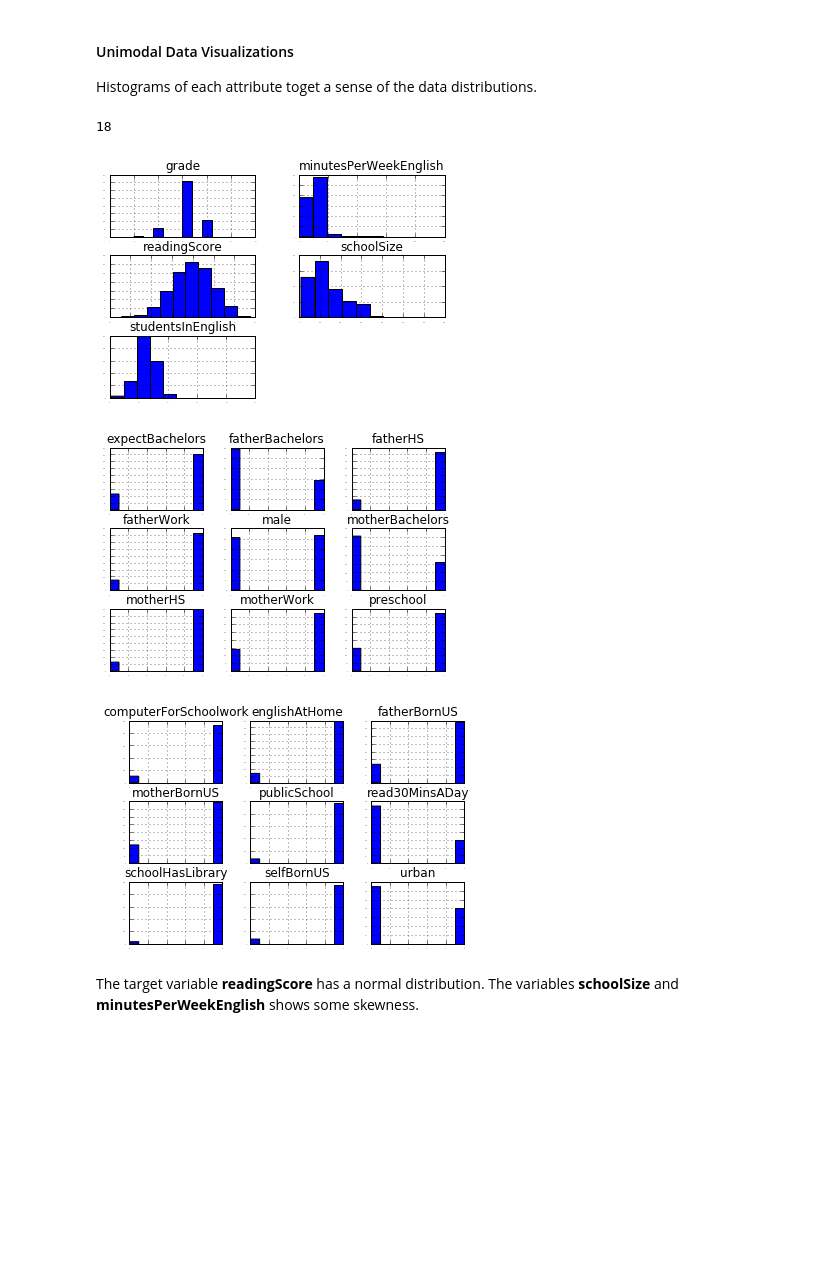
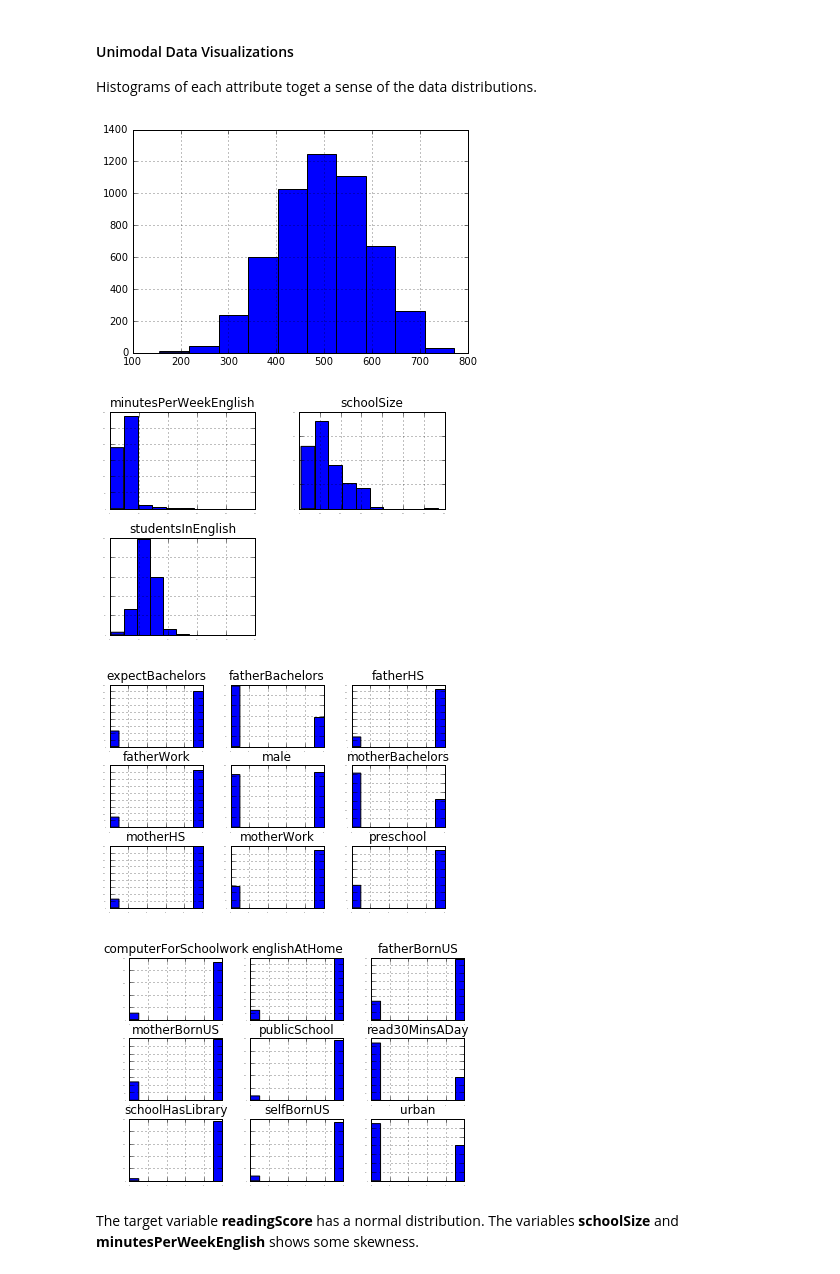
Before and after one commit to shintotm/TestScorePrediction, a Jupyter notebook: PISA Reading Test Score Prediction.ipynb, the cells around one changed output. Drawn from its saved outputs; the diff is of its cells as text; code cells hidden in the pictures; blank space fills up the shorter version.

```diff
--- a/PISA Reading Test Score Prediction.ipynb
+++ b/PISA Reading Test Score Prediction.ipynb
@@ -120,7 +125,7 @@ print('Shape of test set: ', pisaTest.shape)
 # %% [markdown]
 #### Preview of dataset
 # %%
-allData = pd.concat([pisaTrain, pisaTest])
+allData = pd.concat([pisaTrain, pisaTest],  ignore_index=True)
 print(allData.shape)
 allData.head()
 # %% [output]
@@ -134,5 +139,13 @@ allData.head()
 5 rows × 24 columns
 # %% [markdown]
 It look like  there are some missing values. The missing values are shown in the above table as NaN. We will deal with missing values in preprocessing stage.
+# %%
+# Continuous Features
+contFeatures = ['minutesPerWeekEnglish','studentsInEnglish','schoolSize']
+binaryFeatures = ['male',  'preschool', 'expectBachelors',
+       'motherHS', 'motherBachelors', 'motherWork', 'fatherHS',
+       'fatherBachelors', 'fatherWork', 'selfBornUS', 'motherBornUS',
+       'fatherBornUS', 'englishAtHome', 'computerForSchoolwork',
+       'read30MinsADay','schoolHasLibrary', 'publicSchool', 'urban' ]
 # %% [markdown]
 #### Distribution of continous variables
@@ -192,28 +206,19 @@ import matplotlib.pyplot as plt
 # %% [markdown]
 #### Unimodal Data Visualizations
 Histograms of each attribute toget a sense of the data distributions.
-# %%
-# Continuous Features
-contFeatures = ['grade', 'minutesPerWeekEnglish','studentsInEnglish','schoolSize','readingScore']
-binaryFeatures = ['male',  'preschool', 'expectBachelors',
-       'motherHS', 'motherBachelors', 'motherWork', 'fatherHS',
-       'fatherBachelors', 'fatherWork', 'selfBornUS', 'motherBornUS',
-       'fatherBornUS', 'englishAtHome', 'computerForSchoolwork',
-       'read30MinsADay','schoolHasLibrary', 'publicSchool', 'urban' ]
-len(binaryFeatures)
-# %% [output]
-18
 # %%
 ### Unimodal Data Visualizations
+allData['readingScore'].hist()
 allData[contFeatures].hist(sharex=False, sharey=False, xlabelsize=1, ylabelsize=1)
 allData[binaryFeatures[:9]].hist(sharex=False, sharey=False, xlabelsize=1, ylabelsize=1)
 allData[binaryFeatures[9:]].hist(sharex=False, sharey=False, xlabelsize=1, ylabelsize=1)
 
 plt.show()
 # %% [output]
-[figure, old version]
+[figure, new version]
-[figure, old version]
+[figure, new version]
-[figure, old version]
+[figure, new version]
+[figure, added]
 # %% [markdown]
 The target variable **readingScore** has a normal distribution. The variables **schoolSize** and **minutesPerWeekEnglish** shows some skewness.
 # %%
```
Also changed, not shown: parts of 40 cells of this notebook.
